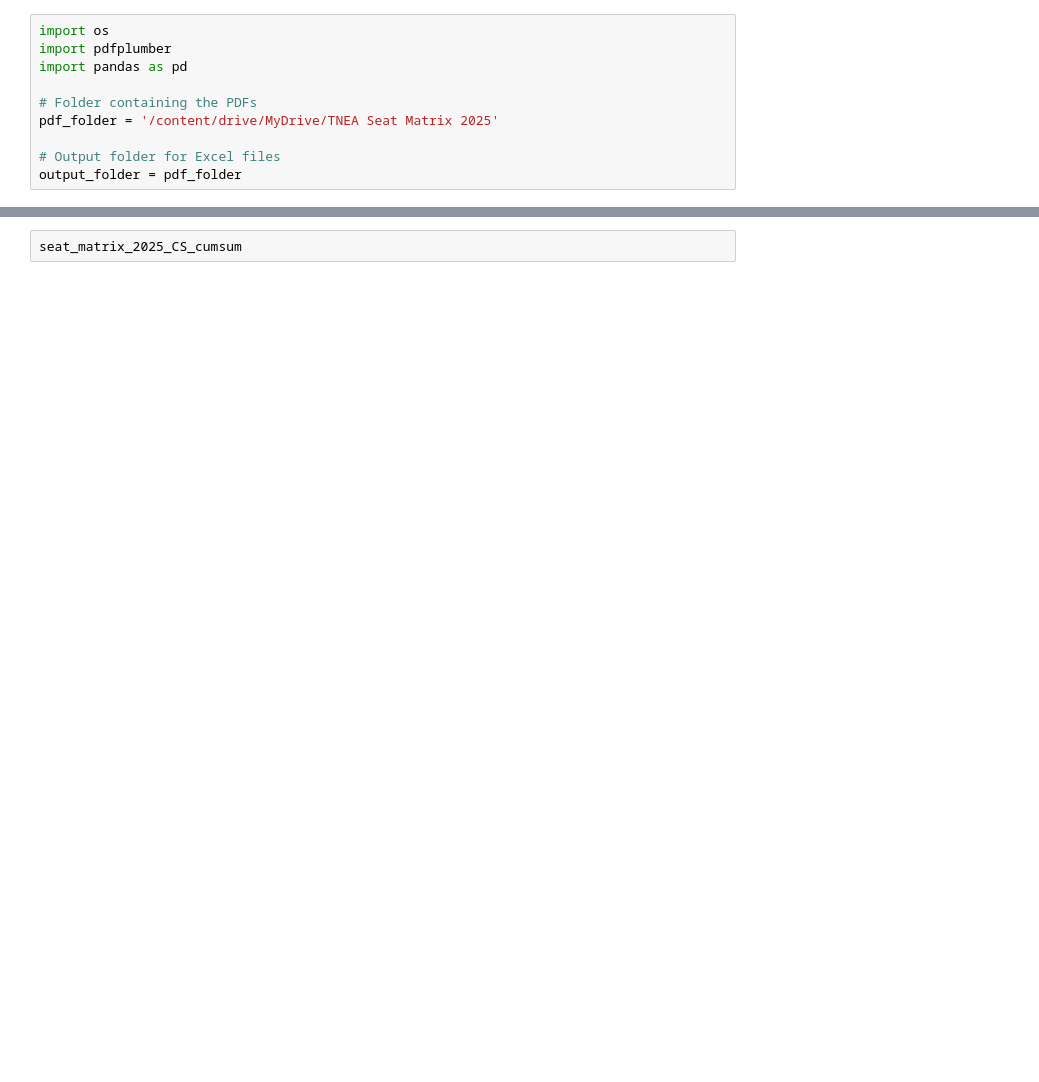
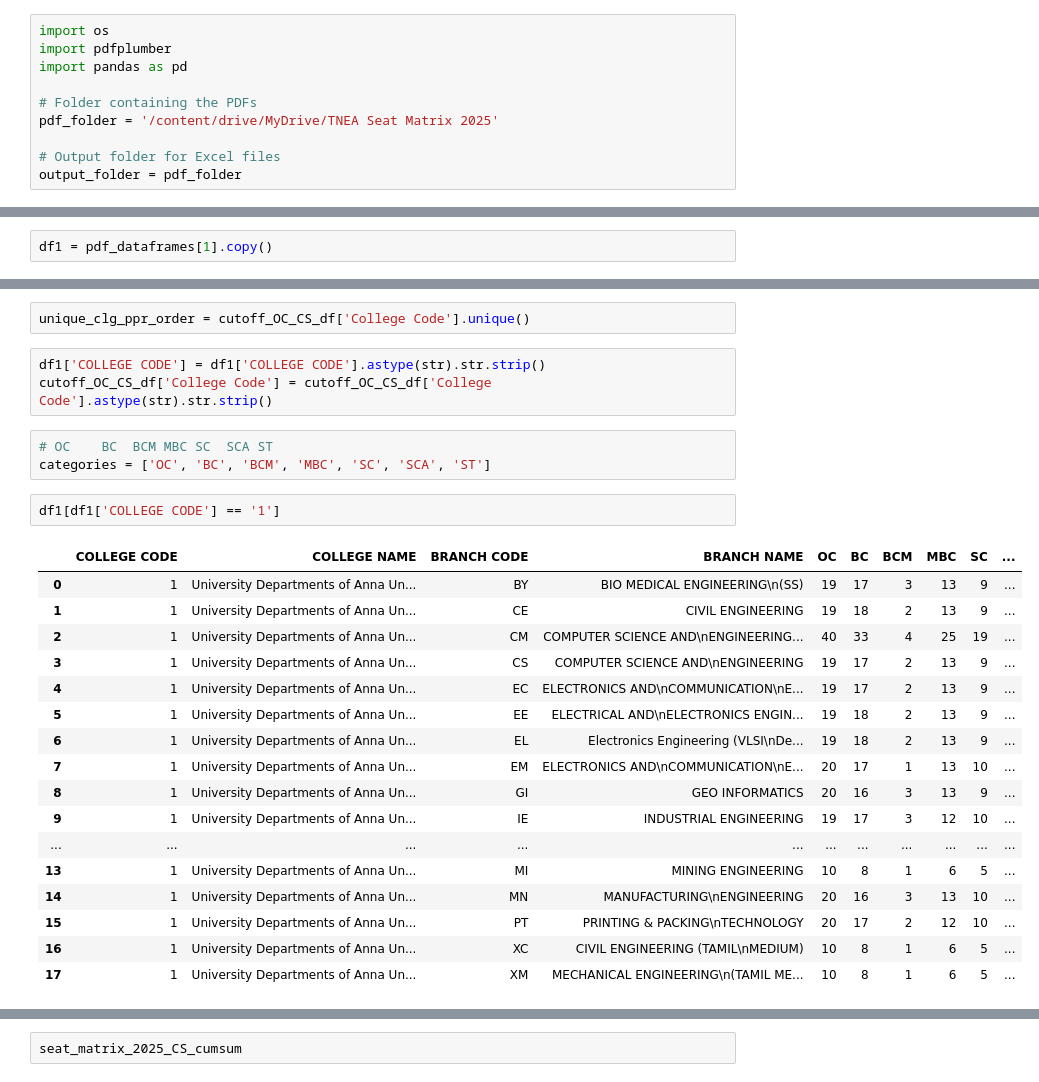
Before and after one commit to KayalvizhiT513/TNEA-seat-matrix-analysis, a Jupyter notebook: TNEA_seat_matrix_running_score.ipynb, the cells around one changed output, grey strips where cells are left out. Drawn from its saved outputs; the diff is of its cells as text; blank space fills up the shorter version.

```diff
--- a/TNEA_seat_matrix_running_score.ipynb
+++ b/TNEA_seat_matrix_running_score.ipynb
@@ -96,3 +133,5 @@ mismatched_df2.drop(columns='KEY', inplace=True)
+# %%
+df1 = pdf_dataframes[1].copy()
 # %%
 display(mismatched_df1)
 # %% [output]
@@ -309,0 +274,28 @@ TOTAL        3573.0                3573.0   True
+# %%
+unique_clg_ppr_order = cutoff_OC_CS_df['College Code'].unique()
+# %%
+df1['COLLEGE CODE'] = df1['COLLEGE CODE'].astype(str).str.strip()
+cutoff_OC_CS_df['College Code'] = cutoff_OC_CS_df['College Code'].astype(str).str.strip()
+# %%
+# OC	BC	BCM	MBC	SC	SCA	ST
+categories = ['OC', 'BC', 'BCM', 'MBC', 'SC', 'SCA', 'ST']
+# %%
+df1[df1['COLLEGE CODE'] == '1']
+# %% [output]
+|  | COLLEGE CODE | COLLEGE NAME | BRANCH CODE | BRANCH NAME | OC | BC | BCM | MBC | SC | ... |
+| 0 | 1 | University Departments of Anna Un... | BY | BIO MEDICAL ENGINEERING\n(SS) | 19 | 17 | 3 | 13 | 9 | ... |
+| 1 | 1 | University Departments of Anna Un... | CE | CIVIL ENGINEERING | 19 | 18 | 2 | 13 | 9 | ... |
+| 2 | 1 | University Departments of Anna Un... | CM | COMPUTER SCIENCE AND\nENGINEERING... | 40 | 33 | 4 | 25 | 19 | ... |
+| 3 | 1 | University Departments of Anna Un... | CS | COMPUTER SCIENCE AND\nENGINEERING | 19 | 17 | 2 | 13 | 9 | ... |
+| 4 | 1 | University Departments of Anna Un... | EC | ELECTRONICS AND\nCOMMUNICATION\nE... | 19 | 17 | 2 | 13 | 9 | ... |
+| 5 | 1 | University Departments of Anna Un... | EE | ELECTRICAL AND\nELECTRONICS ENGIN... | 19 | 18 | 2 | 13 | 9 | ... |
+| 6 | 1 | University Departments of Anna Un... | EL | Electronics Engineering (VLSI\nDe... | 19 | 18 | 2 | 13 | 9 | ... |
+| 7 | 1 | University Departments of Anna Un... | EM | ELECTRONICS AND\nCOMMUNICATION\nE... | 20 | 17 | 1 | 13 | 10 | ... |
+| 8 | 1 | University Departments of Anna Un... | GI | GEO INFORMATICS | 20 | 16 | 3 | 13 | 9 | ... |
+| 9 | 1 | University Departments of Anna Un... | IE | INDUSTRIAL ENGINEERING | 19 | 17 | 3 | 12 | 10 | ... |
+| ... | ... | ... | ... | ... | ... | ... | ... | ... | ... | ... |
+| 13 | 1 | University Departments of Anna Un... | MI | MINING ENGINEERING | 10 | 8 | 1 | 6 | 5 | ... |
+| 14 | 1 | University Departments of Anna Un... | MN | MANUFACTURING\nENGINEERING | 20 | 16 | 3 | 13 | 10 | ... |
+| 15 | 1 | University Departments of Anna Un... | PT | PRINTING & PACKING\nTECHNOLOGY | 20 | 17 | 2 | 12 | 10 | ... |
+| 16 | 1 | University Departments of Anna Un... | XC | CIVIL ENGINEERING (TAMIL\nMEDIUM) | 10 | 8 | 1 | 6 | 5 | ... |
+| 17 | 1 | University Departments of Anna Un... | XM | MECHANICAL ENGINEERING\n(TAMIL ME... | 10 | 8 | 1 | 6 | 5 | ... |
```
Also changed, not shown: parts of 48 cells of this notebook.
